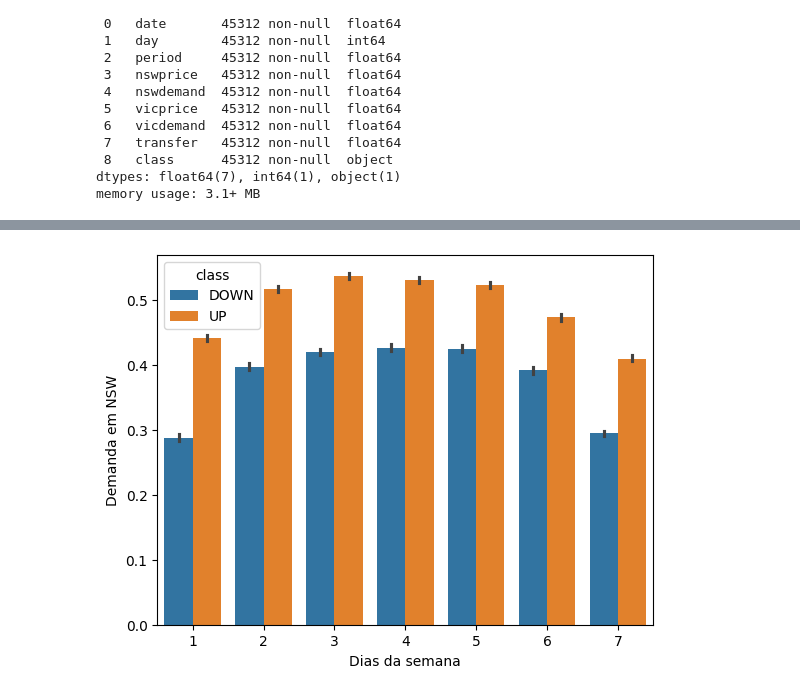
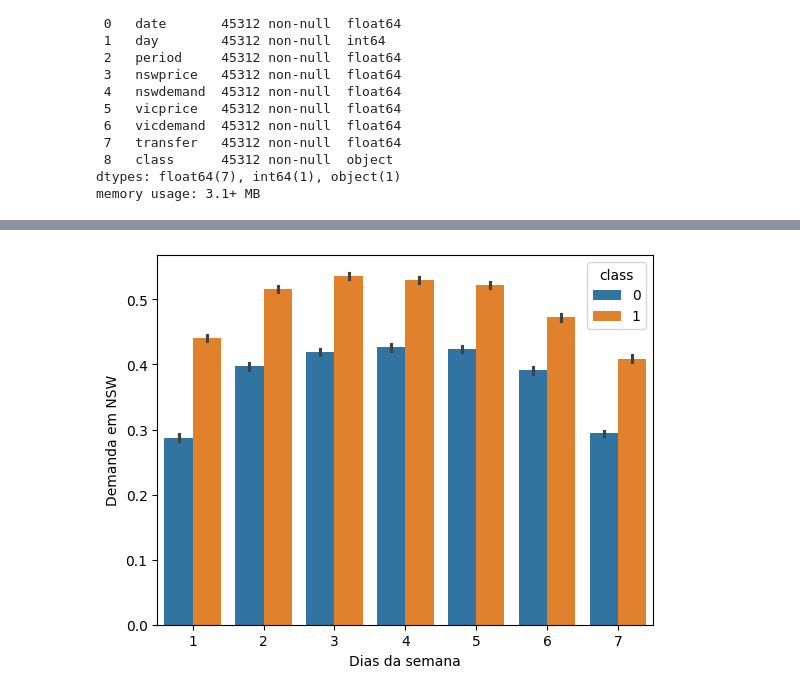
Before and after one commit to pedroevaristo/aus-eletric-data, a Jupyter notebook: eletricAUS.ipynb, the cells around one changed output, grey strips where cells are left out. Cells and saved outputs as stored; diff of their text form; code cells hidden in the pictures.

```diff
--- a/eletricAUS.ipynb
+++ b/eletricAUS.ipynb
@@ -5,5 +7,5 @@ import seaborn as sn
 # %%
-document = pd.read_csv("electricity-normalized.csv")
-document
+read = pd.read_csv("electricity-normalized.csv", delimiter=",")
+read.head()
 # %% [output]
 |  | date | day | period | nswprice | nswdemand | vicprice | vicdemand | transfer | class |
@@ -80,0 +87,5 @@ document['class'].value_counts().plot(kind='bar')
+# %%
+labelEnc = LabelEncoder()
+read['class'] = labelEnc.fit_transform(read['class'])
+
+read.head()
@@ -81,9 +133,9 @@ document['class'].value_counts().plot(kind='bar')
 # %%
-sn.barplot(data=document, x='day', y='nswdemand', hue='class')
+sn.barplot(data=read, x='day', y='nswdemand', hue='class')
 
-pl.xlabel('Dias da semana')
-pl.ylabel('Demanda em NSW')
+plt.xlabel('Dias da semana')
+plt.ylabel('Demanda em NSW')
 
-pl.show()
+plt.show()
 # %% [output]
-[figure, old version]
+[figure, new version]
```
Also changed, not shown: parts of 14 cells of this notebook, 2 other files.
